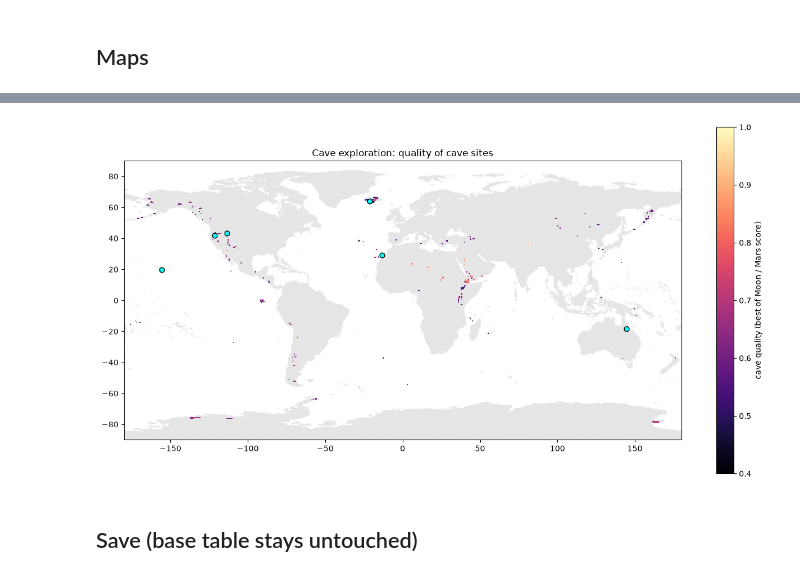
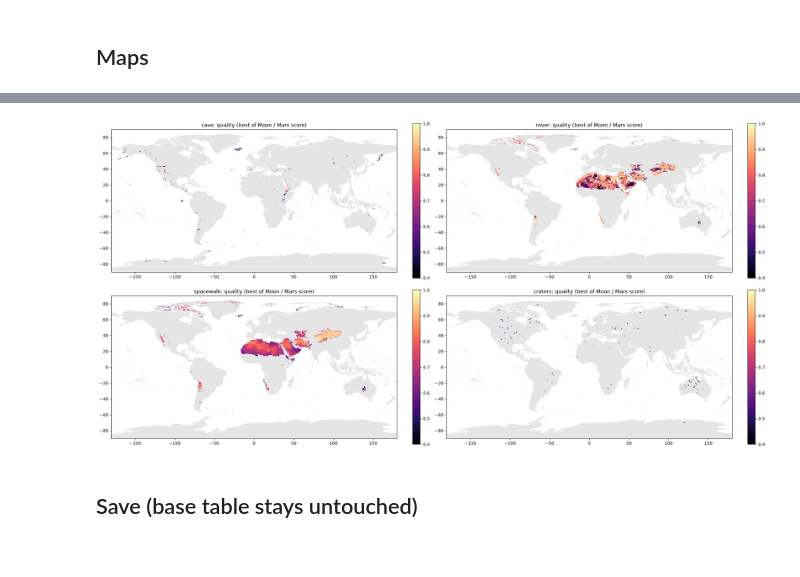
Before and after one commit to KingSherriff/NasaSpaceProject, a Jupyter notebook: notebooks/Scoring.ipynb, the cells around one changed output, grey strips where cells are left out. Drawn from its saved outputs; the diff is of its cells as text; code cells hidden in the pictures.

Commit message:
Add other applications

```diff
--- a/notebooks/Scoring.ipynb
+++ b/notebooks/Scoring.ipynb
@@ -8,12 +8,14 @@ from pathlib import Path
 import numpy as np
 import pandas as pd
 import requests
+import rioxarray
 from sklearn.neighbors import BallTree
 import matplotlib.pyplot as plt
 
 RAW = Path("../data/raw")
 OUT = Path("../data/processed")
-(RAW / "gvp").mkdir(parents=True, exist_ok=True)
+for d in (RAW / "gvp", RAW / "craters"):
+    d.mkdir(parents=True, exist_ok=True)
 
 RES, NCOLS, NROWS = 0.5, 720, 360
 R_EARTH_KM = 6371.0
@@ -34,0 +56,16 @@ Loaded 95,447 cells, 62,626 pass the discriminator
+# %%
+cells["barren"] = cells.barren_pct.fillna(0) / 100
+
+# Elevation (ETOPO 2022 mean per cell). Coastal cells average in sea floor, so clip at the
+# lowest real land on Earth (Dead Sea shore, about -430 m). "elevation" is the frontend column.
+cells["elevation"] = cells.elev_mean.clip(lower=-430)
+cells["elev_p"] = cells.elevation.rank(pct=True)
+
+# Terrain likeness to Moon / Mars (from 'Cells filtering') as Earth percentiles, so the two are comparable:
+# raw mars_like is higher than moon_like almost everywhere.
+for b in ("moon", "mars"):
+    cells[f"{b}_like_p"] = cells[f"{b}_like"].rank(pct=True)
+
+# Land-cover discriminator used by the surface applications (terrain rules are applied per application)
+landcover_ok = cells.pass_forest & cells.pass_urban & cells.pass_water
+print(f"Land-cover discriminator passed: {landcover_ok.sum():,} cells")
@@ -252,40 +461,34 @@ def to_grid(values):
     grid[r, c] = values
     return grid
 
-# Background: all land cells, light grey
-land = to_grid(np.ones(len(cells)))
+land = to_grid(np.ones(len(cells)))                      # background: all land cells, light grey
+colors = {1: "#f0a500", 2: "#c1440e", 3: "#7b3fa0"}     # moon / mars / both
+EXTENT = [-180, 180, -90, 90]
 
-# Map 1: cave labels
-code = cells.label_cave.map({"moon": 1, "mars": 2, "both": 3}).fillna(0).values
-lab = to_grid(code)
-lab[lab == 0] = np.nan
+# Map 1: label per application
+fig, axes = plt.subplots(2, 2, figsize=(22, 11))
+for ax, app in zip(axes.ravel(), APPS):
+    lab = to_grid(cells[f"label_{app}"].map({"moon": 1, "mars": 2, "both": 3}).fillna(0).values)
+    lab[lab == 0] = np.nan
+    ax.imshow(land, extent=EXTENT, cmap=ListedColormap(["#e6e6e6"]))
+    ax.imshow(lab, extent=EXTENT, cmap=ListedColormap([colors[1], colors[2], colors[3]]),
+              vmin=1, vmax=3, interpolation="nearest")
+    s = sites[sites.used_for == app]
+    ax.scatter(s.lon, s.lat, c="cyan", s=30, edgecolor="k", zorder=3)
+    ax.set_title(f"{app}: Moon vs Mars ({(cells[f'label_{app}'] != '').sum():,} cells)")
+axes[0, 0].legend(handles=[Patch(color=colors[1], label="Moon"), Patch(color=colors[2], label="Mars"),
+                           Patch(color=colors[3], label="both"), Patch(color="#e6e6e6", label="not a site")],
+                  loc="lower left")
+plt.tight_layout(); plt.show()
 
-colors = {1: "#f0a500", 2: "#c1440e", 3: "#7b3fa0"}     # moon / mars / both
-fig, ax = plt.subplots(figsize=(16, 8))
-ax.imshow(land, extent=[-180, 180, -90, 90], cmap=ListedColormap(["#e6e6e6"]))
-ax.imshow(lab, extent=[-180, 180, -90, 90],
-          cmap=ListedColormap([colors[1], colors[2], colors[3]]), vmin=1, vmax=3,
-          interpolation="nearest")
-ax.scatter(sites.lon, sites.lat, c="cyan", s=40, edgecolor="k", zorder=3)
-for _, s in sites.iterrows():
-    ax.annotate(s["name"], (s.lon, s.lat), xytext=(4, 4), textcoords="offset points", fontsize=8)
-ax.legend(handles=[Patch(color=colors[1], label="Moon"),
-                   Patch(color=colors[2], label="Mars"),
-                   Patch(color=colors[3], label="both"),
-                   Patch(color="#e6e6e6", label="not a cave site")], loc="lower left")
-ax.set_title("Cave exploration: Moon vs Mars")
-plt.show()
-
-# Map 2: cave quality (ranking score within cave sites)
-q = to_grid(cells.cave_quality.values)
-q[q == 0] = np.nan
-
-fig, ax = plt.subplots(figsize=(16, 8))
-ax.imshow(land, extent=[-180, 180, -90, 90], cmap=ListedColormap(["#e6e6e6"]))
-im = ax.imshow(q, extent=[-180, 180, -90, 90], cmap="magma", vmin=0.4, vmax=1,
-               interpolation="nearest")
-plt.colorbar(im, ax=ax, label="cave quality (best of Moon / Mars score)")
-ax.scatter(sites.lon, sites.lat, c="cyan", s=40, edgecolor="k", zorder=3)
-ax.set_title("Cave exploration: quality of cave sites")
-plt.show()
+# Map 2: quality per application (ranking score within the labelled cells)
+fig, axes = plt.subplots(2, 2, figsize=(22, 11))
+for ax, app in zip(axes.ravel(), APPS):
+    q = to_grid(cells[f"{app}_quality"].values)
+    q[q == 0] = np.nan
+    ax.imshow(land, extent=EXTENT, cmap=ListedColormap(["#e6e6e6"]))
+    im = ax.imshow(q, extent=EXTENT, cmap="magma", vmin=0.4, vmax=1, interpolation="nearest")
+    ax.set_title(f"{app}: quality (best of Moon / Mars score)")
+    plt.colorbar(im, ax=ax, fraction=0.025)
+plt.tight_layout(); plt.show()
 # %% [output]
@@ -293,4 +496,4 @@ plt.show()
-[figure, old version]
+[figure, new version]
 # %% [markdown]
 ## Save (base table stays untouched)
 # %%
```
Also changed, not shown: parts of 23 cells of this notebook, 2 other files.
